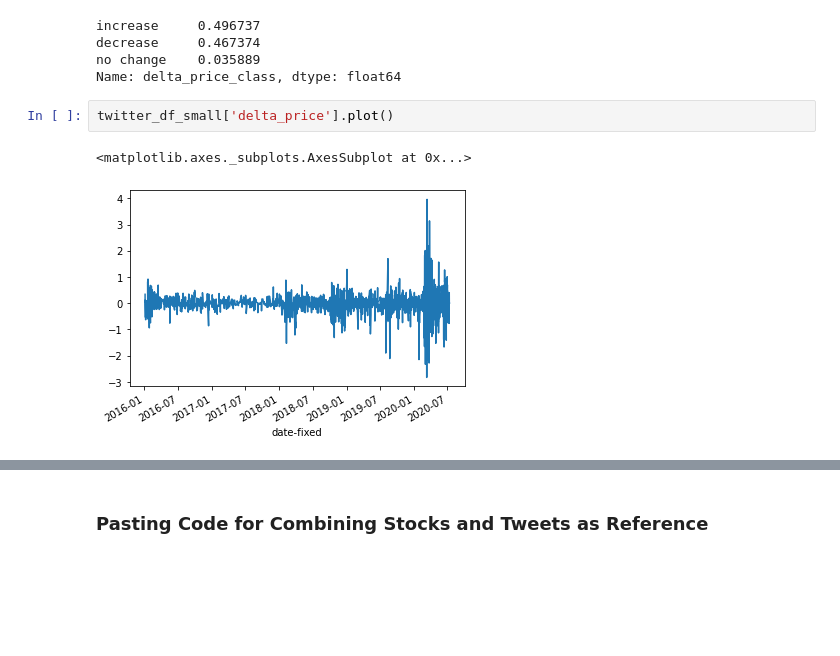
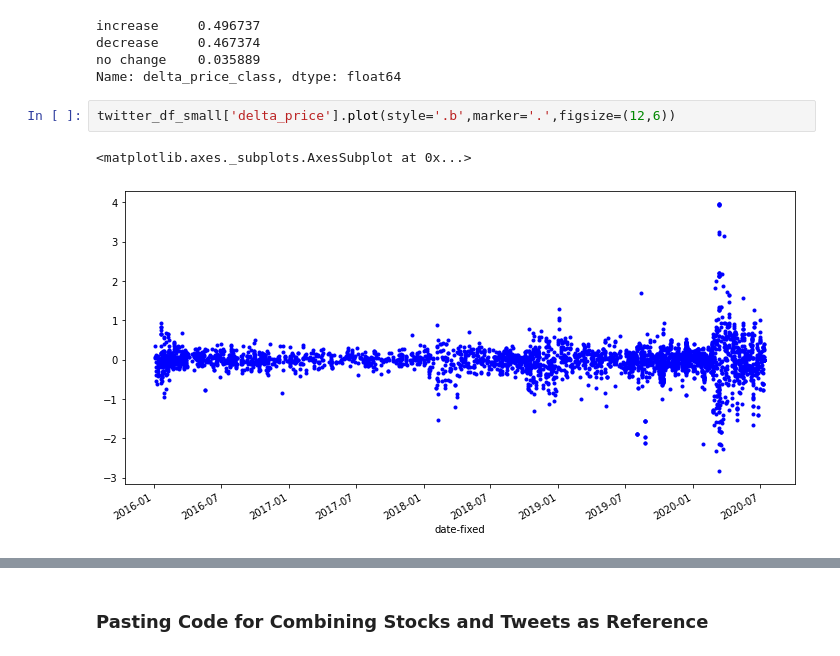
Before and after one commit to jirvingphd/capstone-project-using-trumps-tweets-to-predict-stock-market, a Jupyter notebook: Capstone_Adapted-v2-WIP.ipynb, the cells around one changed output, grey strips where cells are left out. Cells and saved outputs as stored; diff of their text form; blank space fills up the shorter version.

```diff
--- a/Capstone_Adapted-v2-WIP.ipynb
+++ b/Capstone_Adapted-v2-WIP.ipynb
@@ -665,7 +752,7 @@ decrease     0.467374
 no change    0.035889
 Name: delta_price_class, dtype: float64
 # %%
-twitter_df_small['delta_price'].plot()
+twitter_df_small['delta_price'].plot(style='.b',marker='.',figsize=(12,6))
 # %% [output]
 <matplotlib.axes._subplots.AxesSubplot at 0x...>
-[figure, old version]
+[figure, new version]
```
Also changed, not shown: parts of 24 cells of this notebook, 1 other file.
